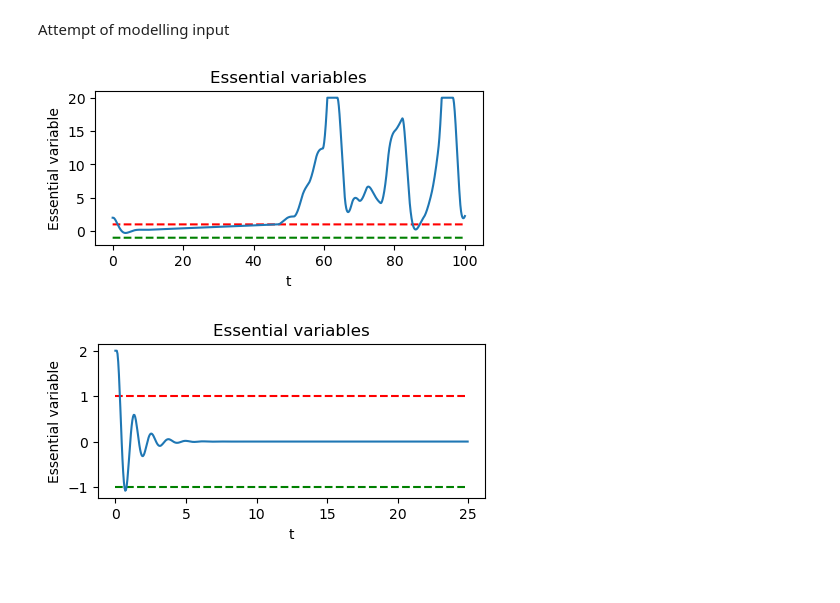
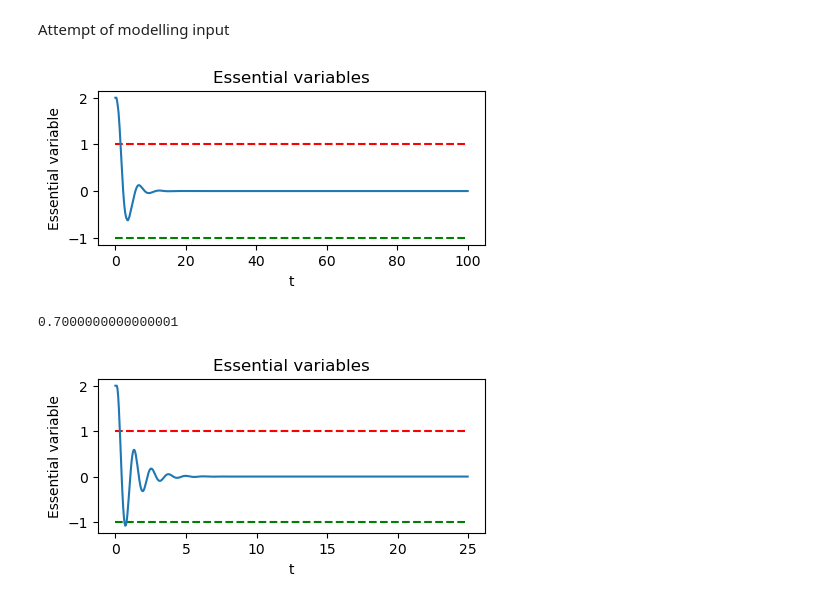
Before and after one commit to shepai/Chaos-Robotics, a Jupyter notebook: Simulation/Reward Modelling/homeostat.ipynb, the cells around one changed output. Cells and saved outputs as stored; diff of their text form; code cells hidden in the pictures.

```diff
--- a/Simulation/Reward Modelling/homeostat.ipynb
+++ b/Simulation/Reward Modelling/homeostat.ipynb
@@ -85,40 +85,49 @@ upper_limit = 20
 lower_limit = -20
 upper_viability = 1
 lower_viability = -1
-test_interval = 2
+test_interval = 10
 
 #intialize homeostat
 hom.init(n_units,upper_limit,lower_limit,upper_viability,lower_viability,test_interval)
 hom.resetWeights(-1,1) #set the random distribution
 #define loop parameters
-dt=0.05
+dt=0.1
 t = 0
 ts = [t]
 duration = 100
 count=0
-
+def feedback(val):
+    return (3-rnd.randint(1,10)/10)/3
+feed=0
 #time loop
 while t < duration:
-    hom.step_var(dt,count/1000)
+    #feed=1
+    hom.step_var(dt,rnd.randint(1,100)/10)
+    b=hom.getUnit(0,count)
+    item=np.asarray(b).view(np.float32)
+    if len(item)>0:
+        feed=feedback(item[-1])
     t += dt
     ts.append(t)
     count+=1
 #shope output
 b=hom.getUnit(0,count)
 nump_hom=np.asarray(b).view(np.float32)
 plt.figure(figsize=(5,2))
 plt.plot(ts[0:len(nump_hom)],[upper_viability for i in range(len(ts[0:len(nump_hom)]))], 'r--', label='upper viable boundary')
 plt.plot(ts[0:len(nump_hom)],[lower_viability for i in range(len(ts[0:len(nump_hom)]))], 'g--', label='lower viable boundary')
 for i in range(n_units):
     b=hom.getUnit(i,count)
     nump_hom=np.asarray(b).view(np.float32)
     plt.plot(ts[0:len(nump_hom)],nump_hom)
 plt.title('Essential variables')
 plt.xlabel('t')
 plt.ylabel('Essential variable')
 plt.show()
+print(feed)
 # %% [output]
-[figure, old version]
+[figure, new version]
+0.7000000000000001
 # %%
 class homeostat_client:
     def __init__(self,n_units,upper_limit,lower_limit,upper_viability,lower_viability,test_interval):
```
Also changed, not shown: parts of 1 cell of this notebook, 4 other files.
